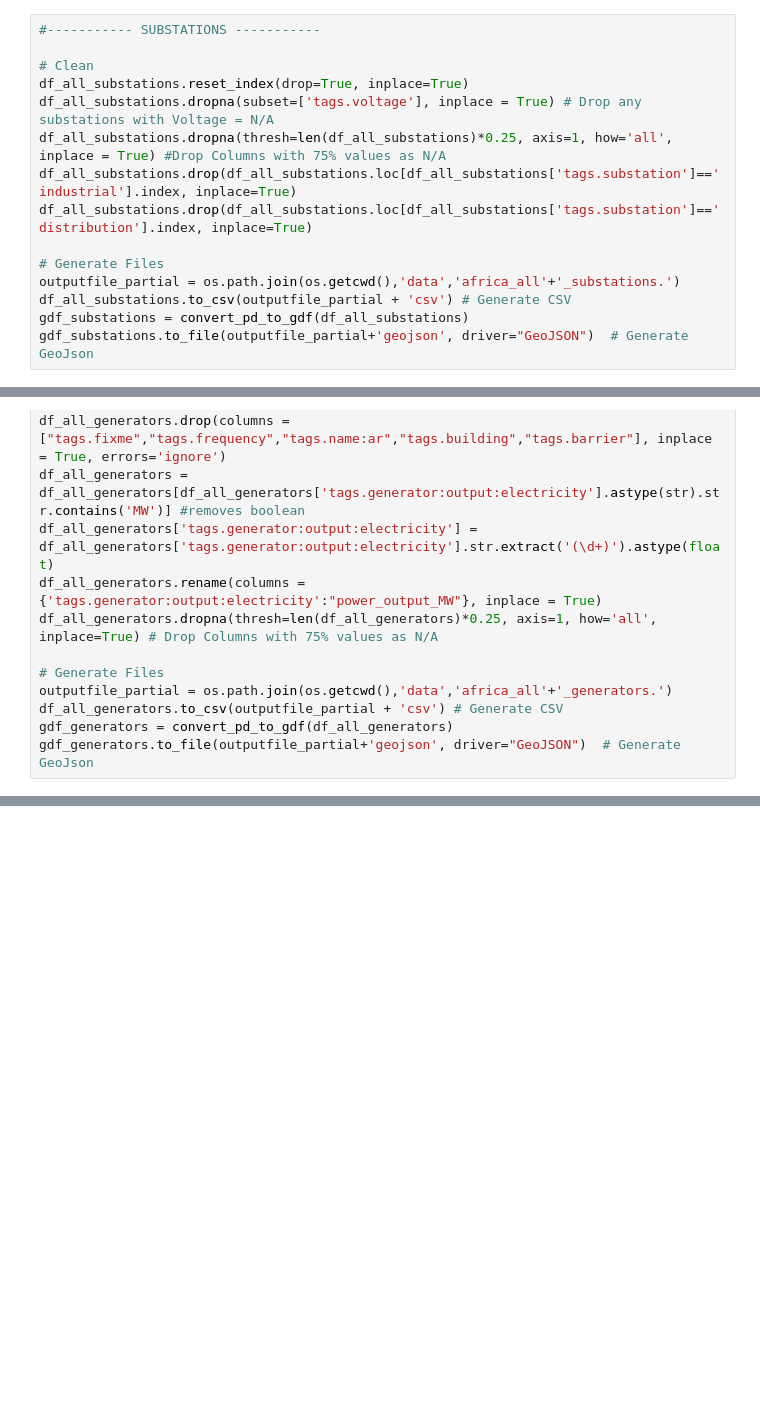
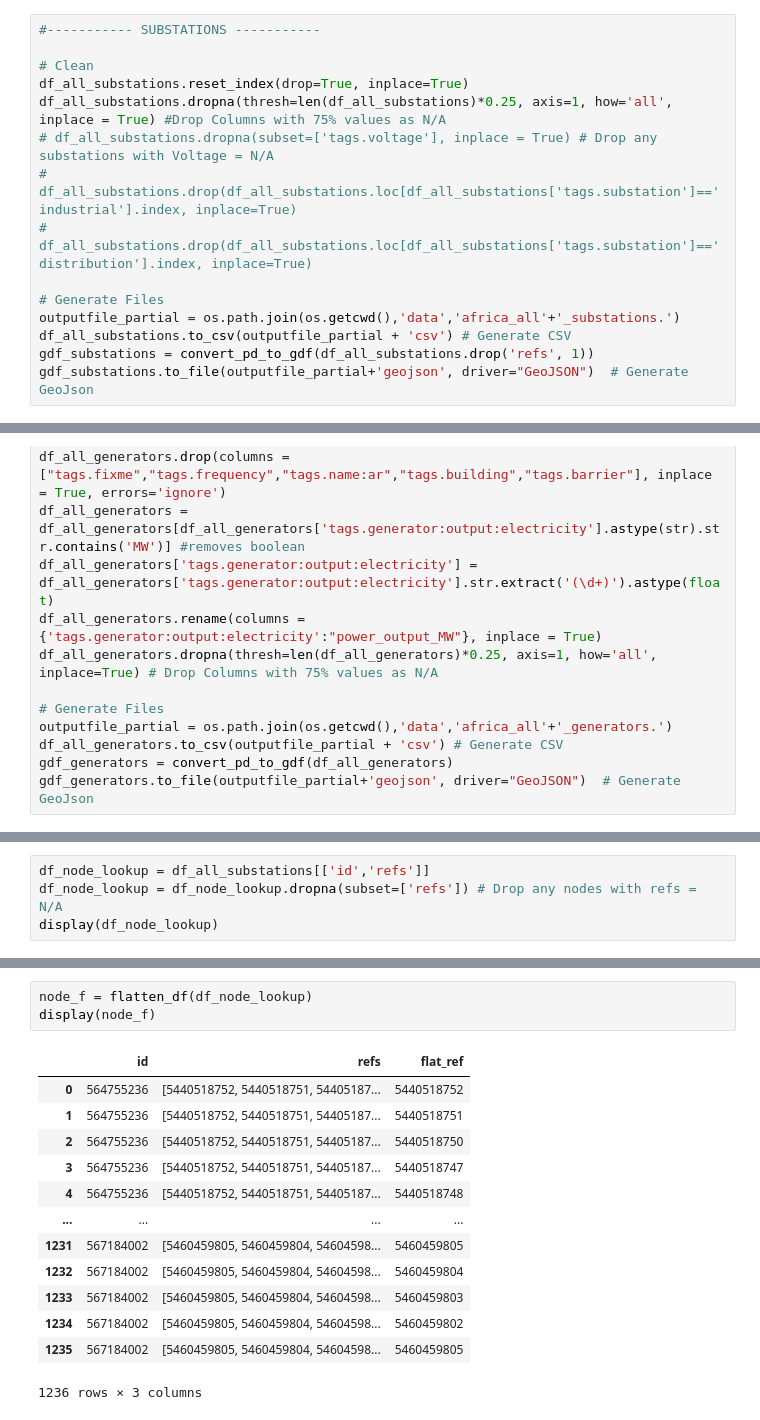
Before and after one commit to pypsa-meets-earth/pypsa-africa-hackathon, a Jupyter notebook: data_exploration/WP5_transmission_assets/osm_pbf_power_data_test.ipynb, the cells around one changed output, grey strips where cells are left out. Cells and saved outputs as stored; diff of their text form; blank space fills up the shorter version.

```diff
--- a/data_exploration/WP5_transmission_assets/osm_pbf_power_data_test.ipynb
+++ b/data_exploration/WP5_transmission_assets/osm_pbf_power_data_test.ipynb
@@ -338,13 +388,13 @@ Loading Pickle for nigeria
 
 # Clean
 df_all_substations.reset_index(drop=True, inplace=True)
-df_all_substations.dropna(subset=['tags.voltage'], inplace = True) # Drop any substations with Voltage = N/A
 df_all_substations.dropna(thresh=len(df_all_substations)*0.25, axis=1, how='all', inplace = True) #Drop Columns with 75% values as N/A
-df_all_substations.drop(df_all_substations.loc[df_all_substations['tags.substation']=='industrial'].index, inplace=True)
-df_all_substations.drop(df_all_substations.loc[df_all_substations['tags.substation']=='distribution'].index, inplace=True)
+# df_all_substations.dropna(subset=['tags.voltage'], inplace = True) # Drop any substations with Voltage = N/A
+# df_all_substations.drop(df_all_substations.loc[df_all_substations['tags.substation']=='industrial'].index, inplace=True)
+# df_all_substations.drop(df_all_substations.loc[df_all_substations['tags.substation']=='distribution'].index, inplace=True)
 
 # Generate Files
 outputfile_partial = os.path.join(os.getcwd(),'data','africa_all'+'_substations.')
 df_all_substations.to_csv(outputfile_partial + 'csv') # Generate CSV
-gdf_substations = convert_pd_to_gdf(df_all_substations)
+gdf_substations = convert_pd_to_gdf(df_all_substations.drop('refs', 1))
 gdf_substations.to_file(outputfile_partial+'geojson', driver="GeoJSON")  # Generate GeoJson
@@ -432,0 +477,4 @@ display(df_all_lines)
+# %%
+df_node_lookup = df_all_substations[['id','refs']]
+df_node_lookup = df_node_lookup.dropna(subset=['refs']) # Drop any nodes with refs = N/A
+display(df_node_lookup)
@@ -432,0 +524,17 @@ display(df_all_lines)
+# %%
+node_f = flatten_df(df_node_lookup)
+display(node_f)
+# %% [output]
+|  | id | refs | flat_ref |
+| 0 | 564755236 | [5440518752, 5440518751, 54405187... | 5440518752 |
+| 1 | 564755236 | [5440518752, 5440518751, 54405187... | 5440518751 |
+| 2 | 564755236 | [5440518752, 5440518751, 54405187... | 5440518750 |
+| 3 | 564755236 | [5440518752, 5440518751, 54405187... | 5440518747 |
+| 4 | 564755236 | [5440518752, 5440518751, 54405187... | 5440518748 |
+| ... | ... | ... | ... |
+| 1231 | 567184002 | [5460459805, 5460459804, 54604598... | 5460459805 |
+| 1232 | 567184002 | [5460459805, 5460459804, 54604598... | 5460459804 |
+| 1233 | 567184002 | [5460459805, 5460459804, 54604598... | 5460459803 |
+| 1234 | 567184002 | [5460459805, 5460459804, 54604598... | 5460459802 |
+| 1235 | 567184002 | [5460459805, 5460459804, 54604598... | 5460459805 |
+1236 rows × 3 columns
```
Also changed, not shown: parts of 21 cells of this notebook, 1 other file.
